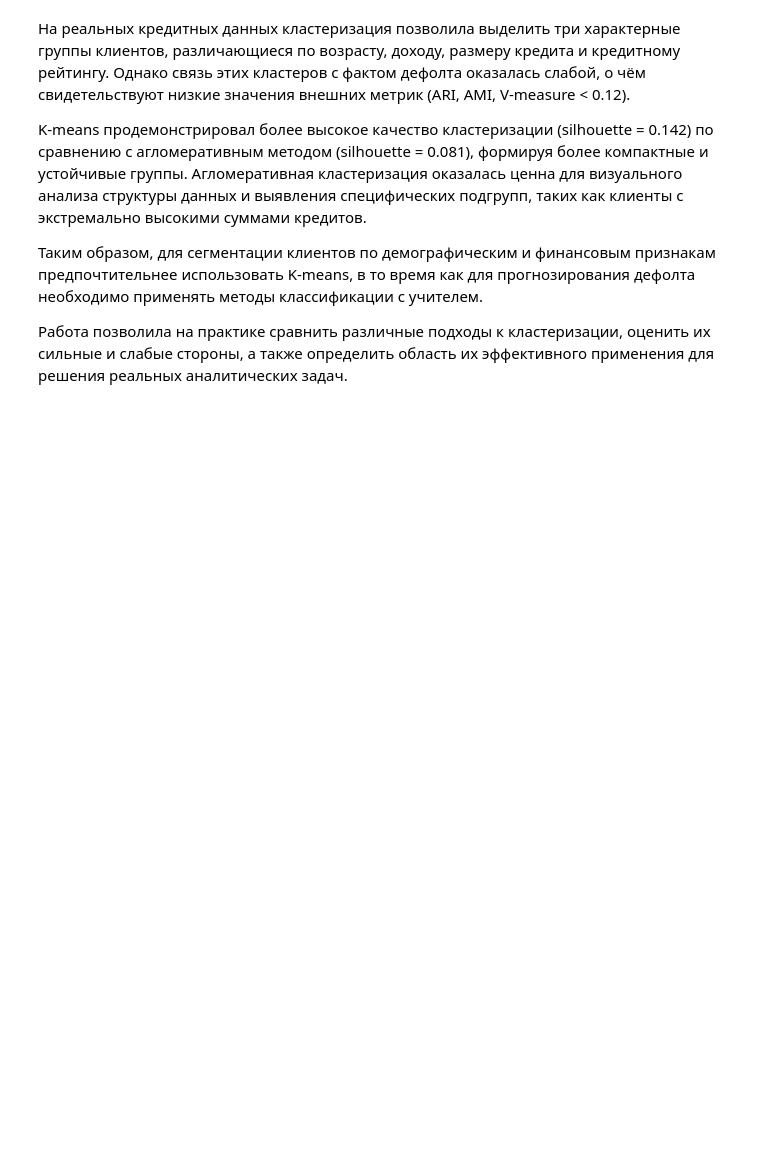
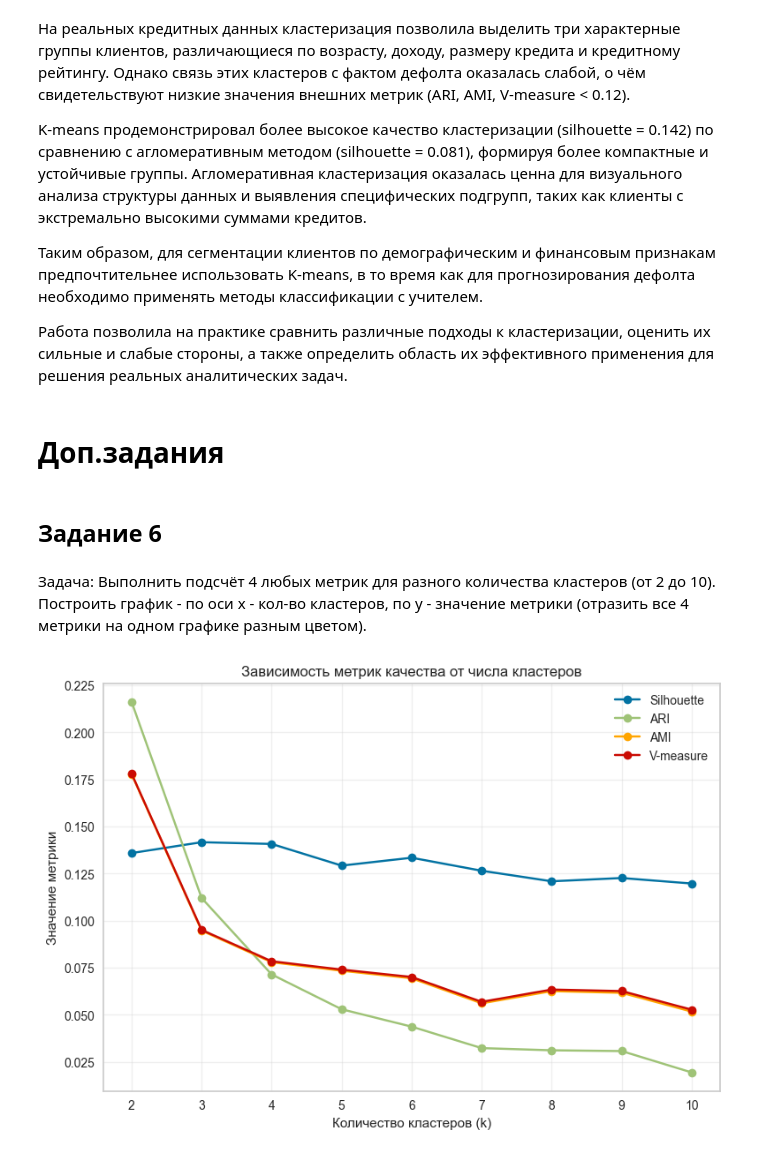
Before and after one commit to smur10/VvAD, a Jupyter notebook: ЛР4_Силенков_4.ipynb, the cells around one changed output. Cells and saved outputs as stored; diff of their text form; code cells hidden in the pictures; blank space fills up the shorter version.

Commit message:
ЛР4+Доп.задания

```diff
--- a/ЛР4_Силенков_4.ipynb
+++ b/ЛР4_Силенков_4.ipynb
@@ -453,3 +454,43 @@ K-means продемонстрировал более высокое качес
 Таким образом, для сегментации клиентов по демографическим и финансовым признакам предпочтительнее использовать K-means, в то время как для прогнозирования дефолта необходимо применять методы классификации с учителем.
 
 Работа позволила на практике сравнить различные подходы к кластеризации, оценить их сильные и слабые стороны, а также определить область их эффективного применения для решения реальных аналитических задач.
+# %% [markdown]
+# Доп.задания
+# %% [markdown]
+## Задание 6
+# %% [markdown]
+Задача: Выполнить подсчёт 4 любых метрик для разного количества кластеров (от 2 до 10). Построить график - по оси х - кол-во кластеров, по у - значение метрики (отразить все 4 метрики на одном графике разным цветом).
+# %%
+k_range = range(2, 11)
+
+silhouette_scores = []
+ari_scores = []
+ami_scores = []
+vmeasure_scores = []
+
+for k in k_range:
+    km = KMeans(n_clusters=k, random_state=0)
+    labels = km.fit_predict(X_scaled)
+
+    silhouette_scores.append(metrics.silhouette_score(X_scaled, labels))
+    ari_scores.append(metrics.adjusted_rand_score(df['Default'], labels))
+    ami_scores.append(metrics.adjusted_mutual_info_score(df['Default'], labels))
+    vmeasure_scores.append(metrics.v_measure_score(df['Default'], labels))
+
+# Визуализация
+plt.figure(figsize=(9, 6))
+
+plt.plot(k_range, silhouette_scores, marker='o', label='Silhouette')
+plt.plot(k_range, ari_scores, marker='o', label='ARI')
+plt.plot(k_range, ami_scores, marker='o', label='AMI', color = 'orange')
+plt.plot(k_range, vmeasure_scores, marker='o', label='V-measure')
+
+plt.xlabel('Количество кластеров (k)')
+plt.ylabel('Значение метрики')
+plt.title('Зависимость метрик качества от числа кластеров')
+plt.legend()
+plt.grid(True, alpha=0.3)
+
+plt.show()
+# %% [output]
+[figure, added]
```
Also changed, not shown: parts of 7 cells of this notebook.
